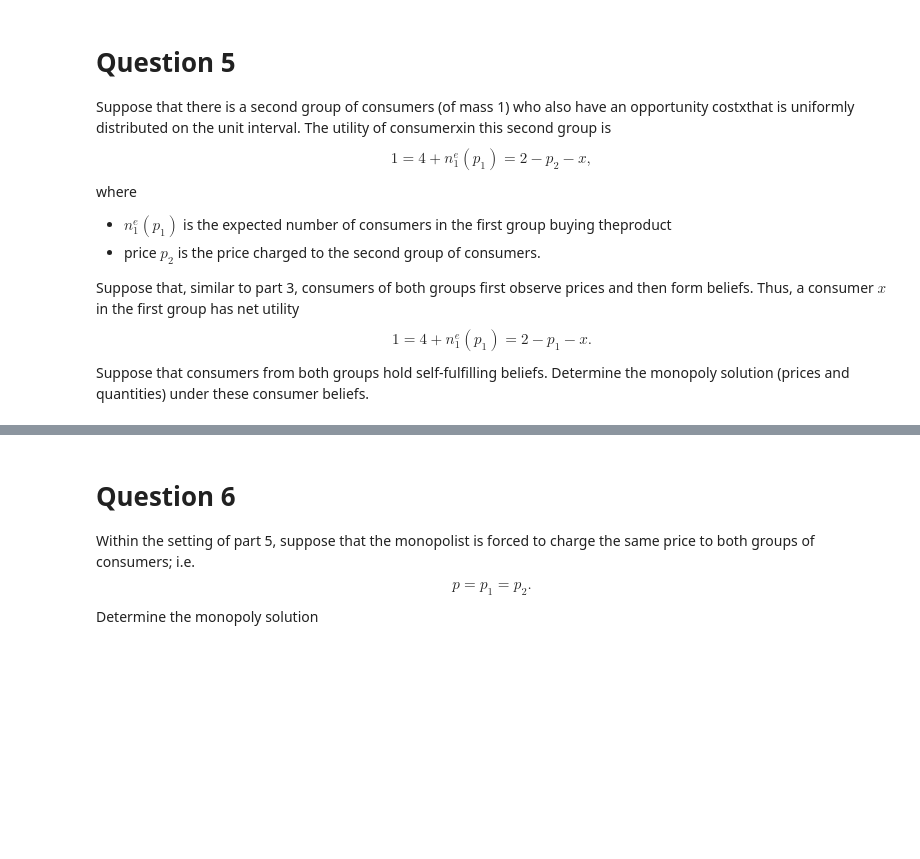
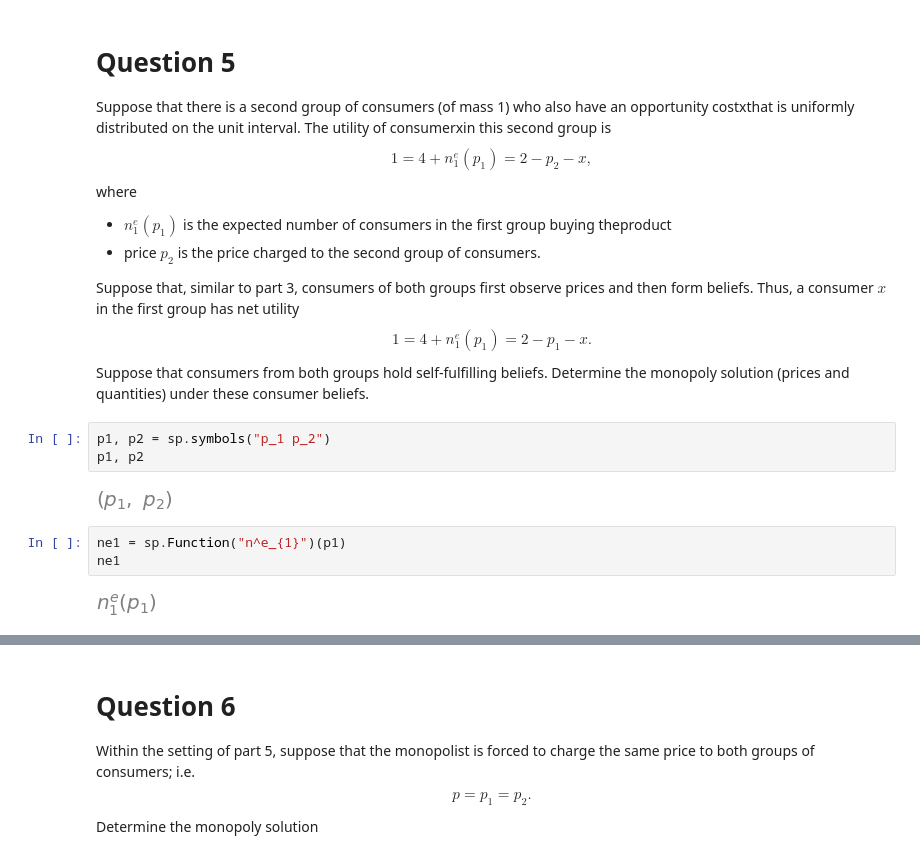
Before and after one commit to MECEN-TOURS/SI-2020-2021, a Jupyter notebook: exercice_introductif/Initial.ipynb, the cells around one changed output, grey strips where cells are left out. Saved outputs shown, nothing was run; the diff lists cells and outputs as text; blank space fills up the shorter version.

```diff
--- a/exercice_introductif/Initial.ipynb
+++ b/exercice_introductif/Initial.ipynb
@@ -315,3 +315,13 @@ Thus, a consumer $x$ in the first group has net utility
 $$1=4+n^e_1(p_1)=2−p_1−x.$$
 Suppose that consumers from both groups hold self-fulfilling beliefs.
 Determine the monopoly solution (prices and quantities) under these consumer beliefs.
+# %%
+p1, p2 = sp.symbols("p_1 p_2")
+p1, p2
+# %% [output]
+[figure, added]
+# %%
+ne1 = sp.Function("n^e_{1}")(p1)
+ne1
+# %% [output]
+[figure, added]
```
Also changed, not shown: parts of 9 cells of this notebook.
